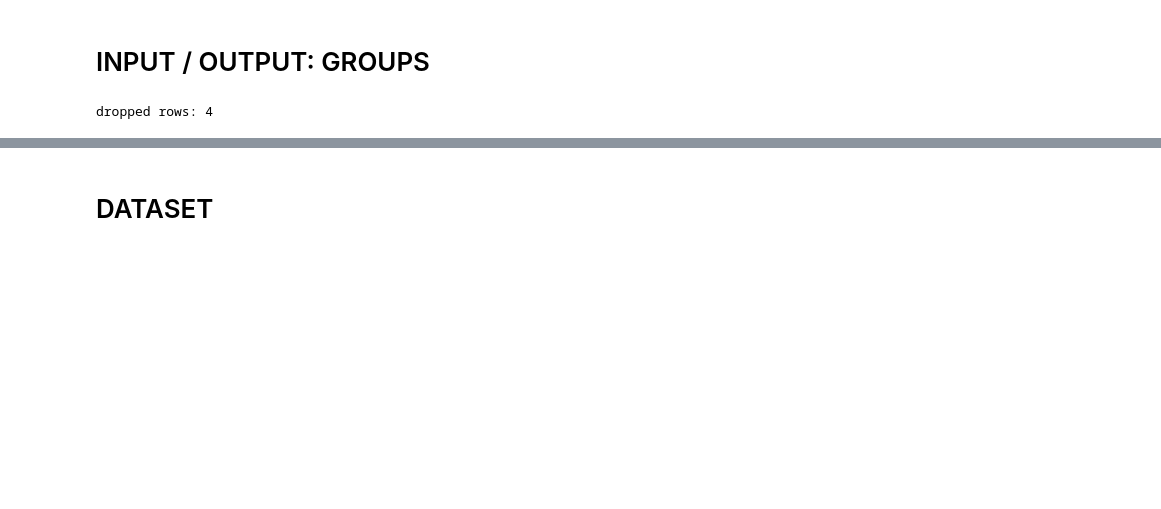
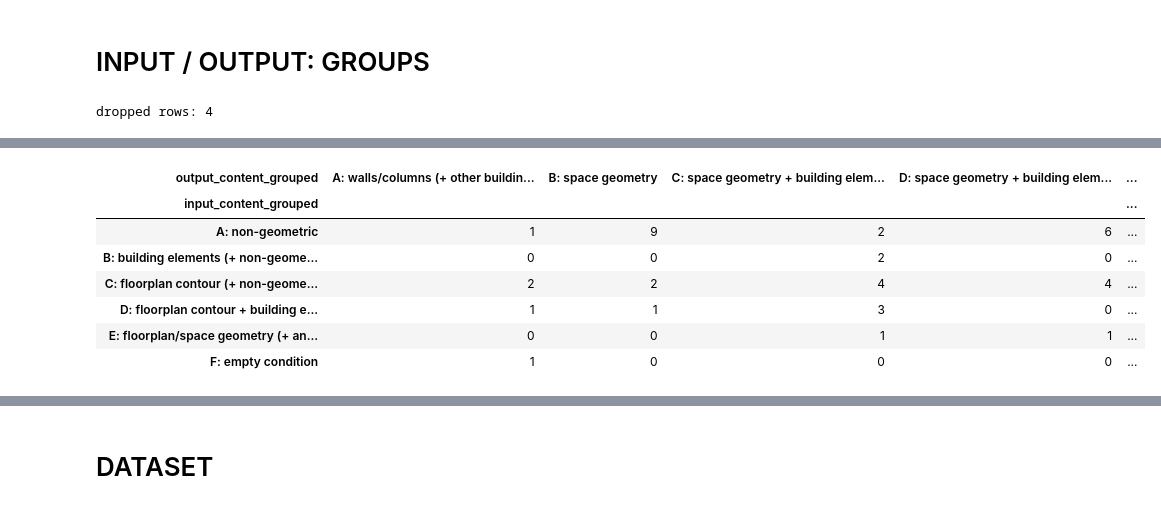
Before and after one commit to gal-dmitry/SystematicReview, a Jupyter notebook: SYNTHESIS.ipynb, the cells around one changed output, grey strips where cells are left out. Saved outputs shown, nothing was run; the diff lists cells and outputs as text; code cells hidden in the pictures; blank space fills up the shorter version.

```diff
--- a/SYNTHESIS.ipynb
+++ b/SYNTHESIS.ipynb
@@ -48,0 +1546,19 @@ dropped rows: 4
+# %%
+heatmap_data = cooc.pivot_table(
+    index="input_content_grouped",
+    columns="output_content_grouped",
+    values="Count",
+    aggfunc="sum",
+    fill_value=0,
+).sort_index().sort_index(axis=1)
+# %%
+heatmap_data
+# %% [output]
+| output_content_grouped | A: walls/columns (+ other buildin... | B: space geometry | C: space geometry + building elem... | D: space geometry + building elem... | ... |
+| input_content_grouped |  |  |  |  | ... |
+| A: non-geometric | 1 | 9 | 2 | 6 | ... |
+| B: building elements (+ non-geome... | 0 | 0 | 2 | 0 | ... |
+| C: floorplan contour (+ non-geome... | 2 | 2 | 4 | 4 | ... |
+| D: floorplan contour + building e... | 1 | 1 | 3 | 0 | ... |
+| E: floorplan/space geometry (+ an... | 0 | 0 | 1 | 1 | ... |
+| F: empty condition | 1 | 0 | 0 | 0 | ... |
```
Also changed, not shown: parts of 7 cells of this notebook, 1 other file.
